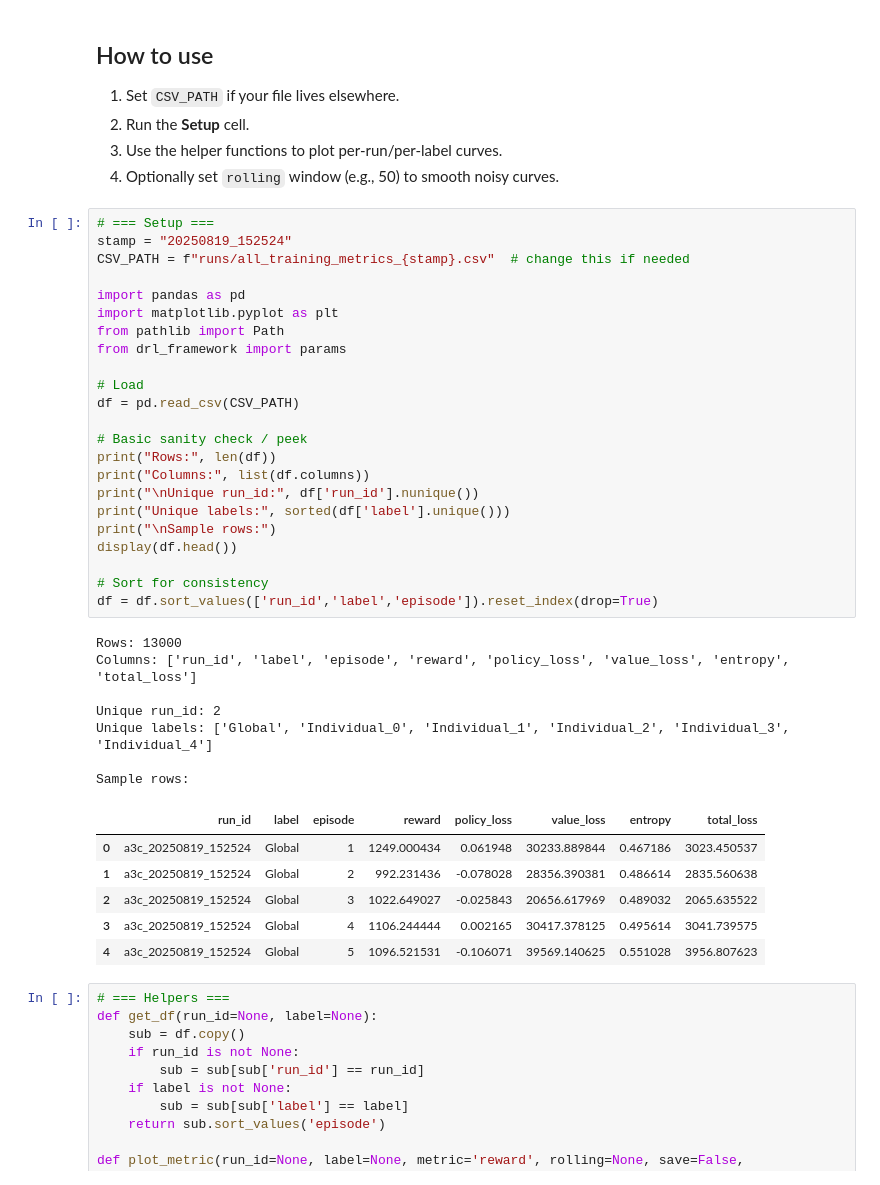
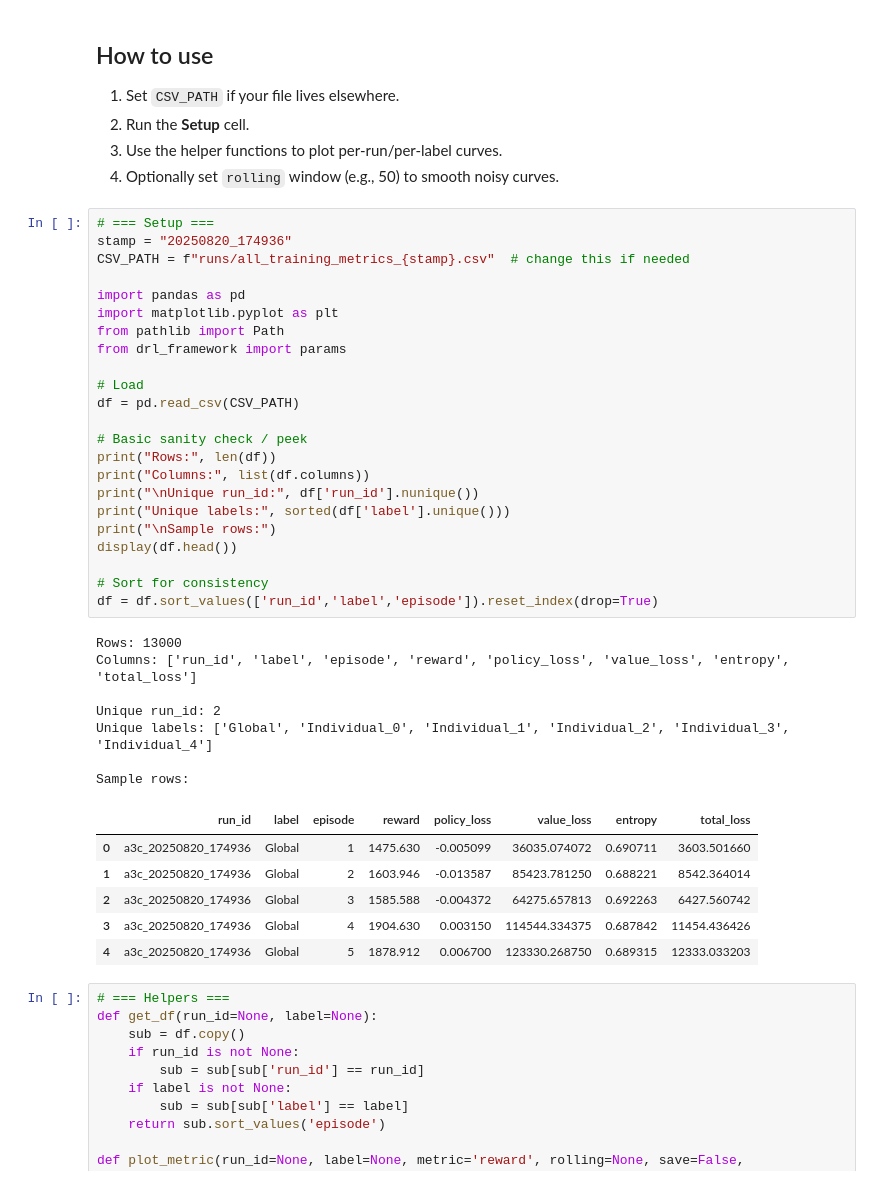
Before and after one commit to crazytb/uav_a3c, a Jupyter notebook: main_training_metrics_analysis.ipynb, the cells around one changed output. Saved outputs shown, nothing was run; the diff lists cells and outputs as text.

```diff
--- a/main_training_metrics_analysis.ipynb
+++ b/main_training_metrics_analysis.ipynb
@@ -14,41 +14,41 @@ This notebook loads `runs/all_training_metrics.csv` (the master log you created
 4. Optionally set `rolling` window (e.g., 50) to smooth noisy curves.
 # %%
 # === Setup ===
-stamp = "20250819_152524"
+stamp = "20250820_174936"
 CSV_PATH = f"runs/all_training_metrics_{stamp}.csv"  # change this if needed
 
 import pandas as pd
 import matplotlib.pyplot as plt
 from pathlib import Path
 from drl_framework import params
 
 # Load
 df = pd.read_csv(CSV_PATH)
 
 # Basic sanity check / peek
 print("Rows:", len(df))
 print("Columns:", list(df.columns))
 print("\nUnique run_id:", df['run_id'].nunique())
 print("Unique labels:", sorted(df['label'].unique()))
 print("\nSample rows:")
 display(df.head())
 
 # Sort for consistency
 df = df.sort_values(['run_id','label','episode']).reset_index(drop=True)
 # %% [output]
 Rows: 13000
 Columns: ['run_id', 'label', 'episode', 'reward', 'policy_loss', 'value_loss', 'entropy', 'total_loss']
 
 Unique run_id: 2
 Unique labels: ['Global', 'Individual_0', 'Individual_1', 'Individual_2', 'Individual_3', 'Individual_4']
 
 Sample rows:
 |  | run_id | label | episode | reward | policy_loss | value_loss | entropy | total_loss |
-| 0 | a3c_20250819_152524 | Global | 1 | 1249.000434 | 0.061948 | 30233.889844 | 0.467186 | 3023.450537 |
-| 1 | a3c_20250819_152524 | Global | 2 | 992.231436 | -0.078028 | 28356.390381 | 0.486614 | 2835.560638 |
-| 2 | a3c_20250819_152524 | Global | 3 | 1022.649027 | -0.025843 | 20656.617969 | 0.489032 | 2065.635522 |
-| 3 | a3c_20250819_152524 | Global | 4 | 1106.244444 | 0.002165 | 30417.378125 | 0.495614 | 3041.739575 |
-| 4 | a3c_20250819_152524 | Global | 5 | 1096.521531 | -0.106071 | 39569.140625 | 0.551028 | 3956.807623 |
+| 0 | a3c_20250820_174936 | Global | 1 | 1475.630 | -0.005099 | 36035.074072 | 0.690711 | 3603.501660 |
+| 1 | a3c_20250820_174936 | Global | 2 | 1603.946 | -0.013587 | 85423.781250 | 0.688221 | 8542.364014 |
+| 2 | a3c_20250820_174936 | Global | 3 | 1585.588 | -0.004372 | 64275.657813 | 0.692263 | 6427.560742 |
+| 3 | a3c_20250820_174936 | Global | 4 | 1904.630 | 0.003150 | 114544.334375 | 0.687842 | 11454.436426 |
+| 4 | a3c_20250820_174936 | Global | 5 | 1878.912 | 0.006700 | 123330.268750 | 0.689315 | 12333.033203 |
 # %%
 # === Helpers ===
 def get_df(run_id=None, label=None):
```
Also changed, not shown: parts of 2 cells of this notebook, 9 other files.
